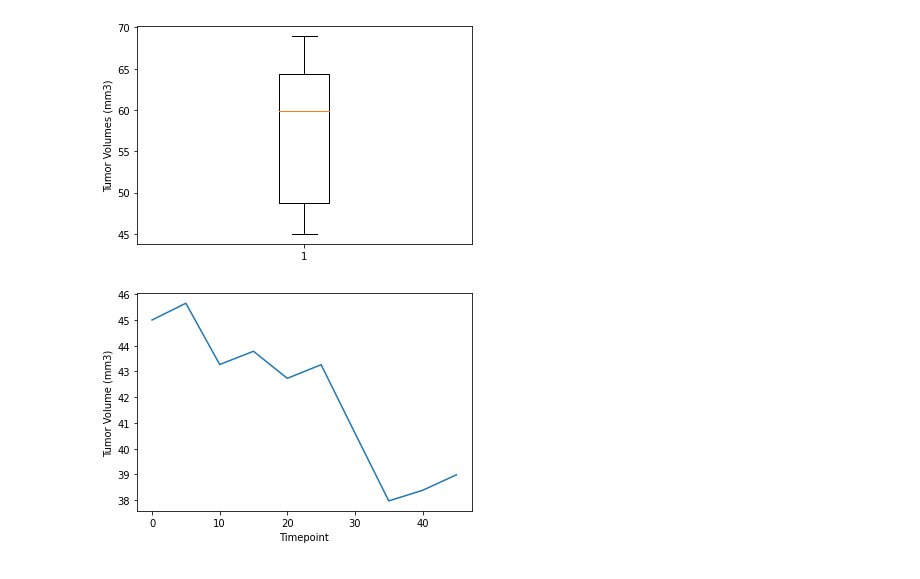
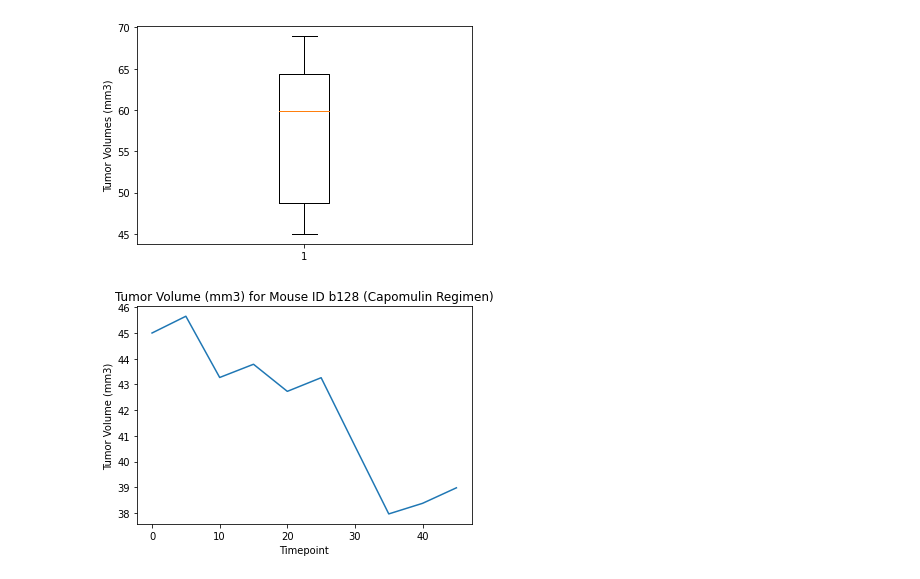
Before and after one commit to sarahheavner/matplotlib-challenge, a Jupyter notebook: Pymaceuticals/matplotlib-challenge.ipynb, the cells around one changed output. Saved outputs shown, nothing was run; the diff lists cells and outputs as text; code cells hidden in the pictures.

```diff
--- a/Pymaceuticals/matplotlib-challenge.ipynb
+++ b/Pymaceuticals/matplotlib-challenge.ipynb
@@ -257,19 +257,20 @@ plt.show()
 # %%
 # Generate a line plot of time point versus tumor volume for a mouse treated with Capomulin
 capumulin_over_time = pd.DataFrame(clean_mouse_data.loc[clean_mouse_data['Drug Regimen']=='Capomulin'])
 
 mouse_over_time = pd.DataFrame(capumulin_over_time.loc[capumulin_over_time['Mouse ID']=='b128'])
 
 
 x_axis = mouse_over_time['Timepoint']
 y_axis = mouse_over_time['Tumor Volume (mm3)']
 
 plt.plot(x_axis, y_axis)
+plt.title('Tumor Volume (mm3) for Mouse ID b128 (Capomulin Regimen)')
 plt.xlabel("Timepoint")
 plt.ylabel("Tumor Volume (mm3)")
 
 plt.show()
 # %% [output]
-[figure, old version]
+[figure, new version]
 # %%
 # Generate a scatter plot of mouse weight versus average tumor volume for the Capomulin regimen
```
Also changed, not shown: parts of 1 cell of this notebook.
